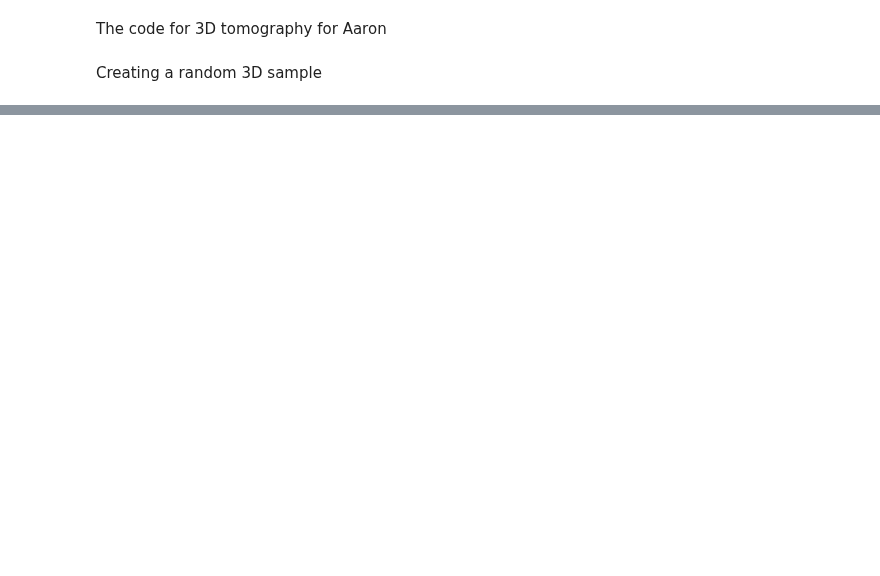
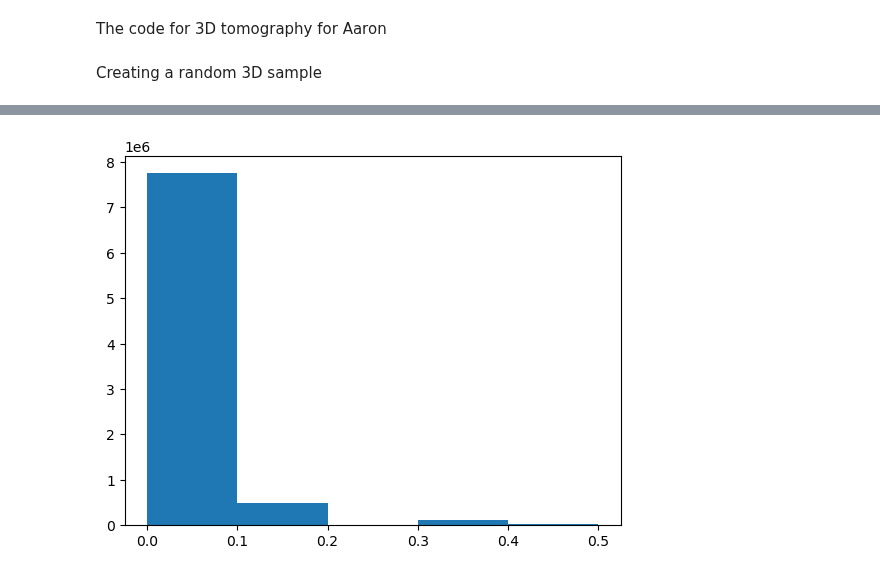
Before and after one commit to chromatix-team/chromatix, a Jupyter notebook: docs/examples/holisheet.ipynb, the cells around one changed output, grey strips where cells are left out. Drawn from its saved outputs; the diff is of its cells as text; code cells hidden in the pictures; blank space fills up the shorter version.

```diff
--- a/docs/examples/holisheet.ipynb
+++ b/docs/examples/holisheet.ipynb
@@ -151,0 +212,2 @@ plt.show()
+# %%
+rotated_vol = rotate_volume(sample_phase.astype(np.float32), np.pi)
@@ -151,0 +221,5 @@ plt.show()
+# %%
+plt.hist(rotated_vol.reshape(-1), 5)
+plt.show()
+# %% [output]
+[figure, added]
```
Also changed, not shown: parts of 8 cells of this notebook.
